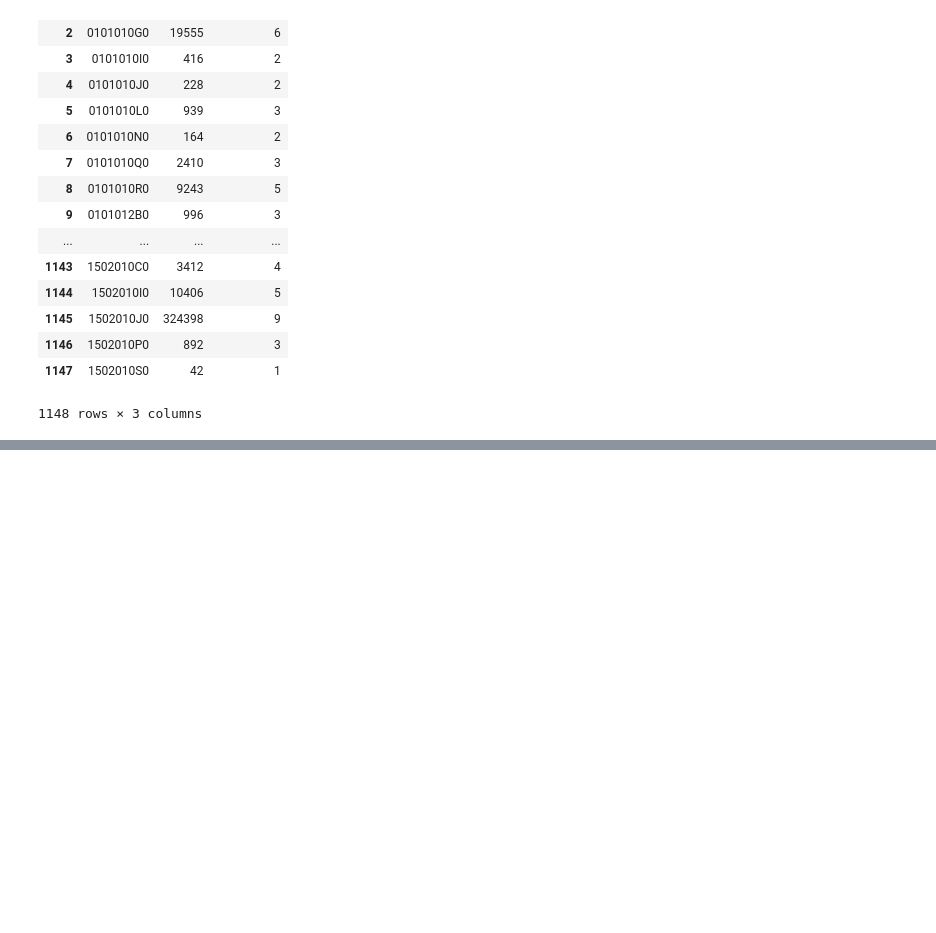
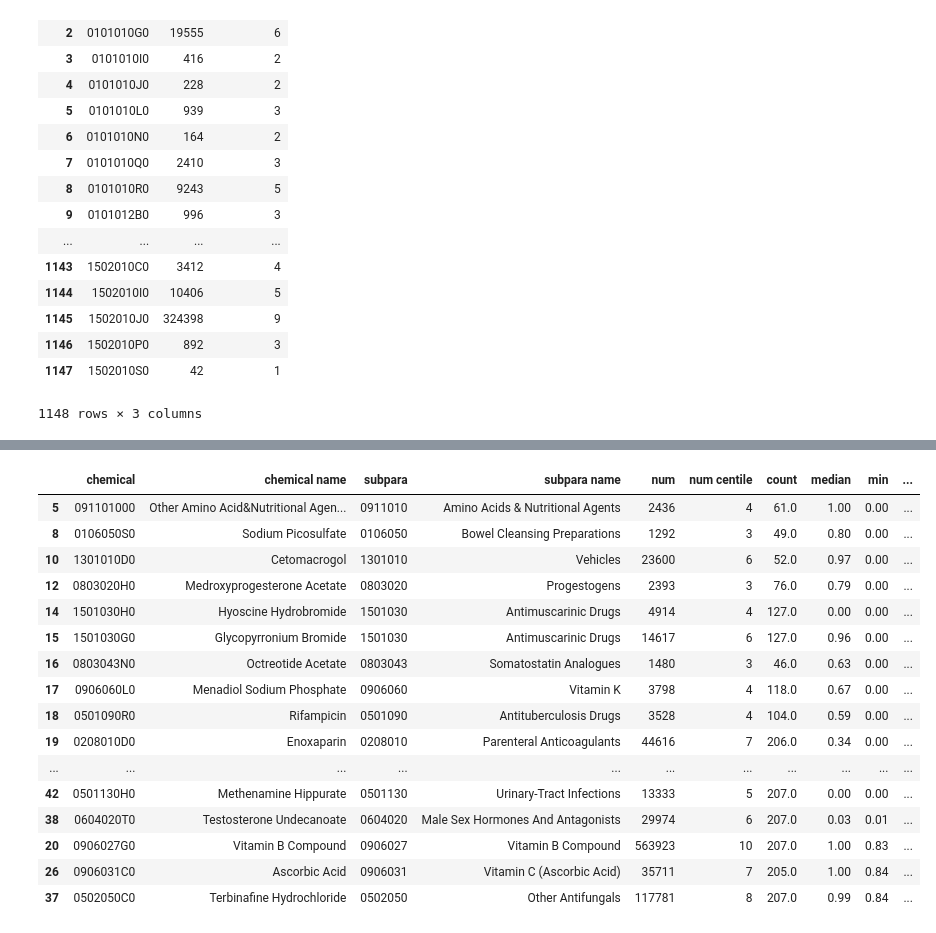
Before and after one commit to ebmdatalab/outlier-detection, a Jupyter notebook: kurtosis/Kurtosis.ipynb, the cells around one changed output, grey strips where cells are left out. Drawn from its saved outputs; the diff is of its cells as text; code cells hidden in the pictures; blank space fills up the shorter version.

```diff
--- a/kurtosis/Kurtosis.ipynb
+++ b/kurtosis/Kurtosis.ipynb
@@ -259,0 +214,27 @@ df4.loc[(df4["range"] >0.1 & df4["num centile"]>1)].sort_values(by=["skew"],asce
+# %%
+# compile top 20 from each sort into a single output
+
+rc = pd.merge(r1, r2, on=["chemical","chemical name","subpara","subpara name","num","num centile", "count","median","min","max","range", "std","kurtosis","skew"], how="outer")
+rc = rc.merge(r3, on=["chemical","chemical name","subpara","subpara name","num","num centile", "count","median","min","max","range", "std","kurtosis","skew"], how="outer")
+rc = rc.merge(r4, on=["chemical","chemical name","subpara","subpara name","num","num centile", "count","median","min","max","range", "std","kurtosis","skew"], how="outer").fillna(0)
+
+rc["score"] = rc["R"]+rc["K"]+rc["Sk"]+rc["SD"]
+rc.sort_values(by=["score","range","kurtosis"],ascending=False)
+# %% [output]
+|  | chemical | chemical name | subpara | subpara name | num | num centile | count | median | min | ... |
+| 5 | 091101000 | Other Amino Acid&Nutritional Agen... | 0911010 | Amino Acids & Nutritional Agents | 2436 | 4 | 61.0 | 1.00 | 0.00 | ... |
+| 8 | 0106050S0 | Sodium Picosulfate | 0106050 | Bowel Cleansing Preparations | 1292 | 3 | 49.0 | 0.80 | 0.00 | ... |
+| 10 | 1301010D0 | Cetomacrogol | 1301010 | Vehicles | 23600 | 6 | 52.0 | 0.97 | 0.00 | ... |
+| 12 | 0803020H0 | Medroxyprogesterone Acetate | 0803020 | Progestogens | 2393 | 3 | 76.0 | 0.79 | 0.00 | ... |
+| 14 | 1501030H0 | Hyoscine Hydrobromide | 1501030 | Antimuscarinic Drugs | 4914 | 4 | 127.0 | 0.00 | 0.00 | ... |
+| 15 | 1501030G0 | Glycopyrronium Bromide | 1501030 | Antimuscarinic Drugs | 14617 | 6 | 127.0 | 0.96 | 0.00 | ... |
+| 16 | 0803043N0 | Octreotide Acetate | 0803043 | Somatostatin Analogues | 1480 | 3 | 46.0 | 0.63 | 0.00 | ... |
+| 17 | 0906060L0 | Menadiol Sodium Phosphate | 0906060 | Vitamin K | 3798 | 4 | 118.0 | 0.67 | 0.00 | ... |
+| 18 | 0501090R0 | Rifampicin | 0501090 | Antituberculosis Drugs | 3528 | 4 | 104.0 | 0.59 | 0.00 | ... |
+| 19 | 0208010D0 | Enoxaparin | 0208010 | Parenteral Anticoagulants | 44616 | 7 | 206.0 | 0.34 | 0.00 | ... |
+| ... | ... | ... | ... | ... | ... | ... | ... | ... | ... | ... |
+| 42 | 0501130H0 | Methenamine Hippurate | 0501130 | Urinary-Tract Infections | 13333 | 5 | 207.0 | 0.00 | 0.00 | ... |
+| 38 | 0604020T0 | Testosterone Undecanoate | 0604020 | Male Sex Hormones And Antagonists | 29974 | 6 | 207.0 | 0.03 | 0.01 | ... |
+| 20 | 0906027G0 | Vitamin B Compound | 0906027 | Vitamin B Compound | 563923 | 10 | 207.0 | 1.00 | 0.83 | ... |
+| 26 | 0906031C0 | Ascorbic Acid | 0906031 | Vitamin C (Ascorbic Acid) | 35711 | 7 | 205.0 | 1.00 | 0.84 | ... |
+| 37 | 0502050C0 | Terbinafine Hydrochloride | 0502050 | Other Antifungals | 117781 | 8 | 207.0 | 0.99 | 0.84 | ... |
```
Also changed, not shown: parts of 11 cells of this notebook.
